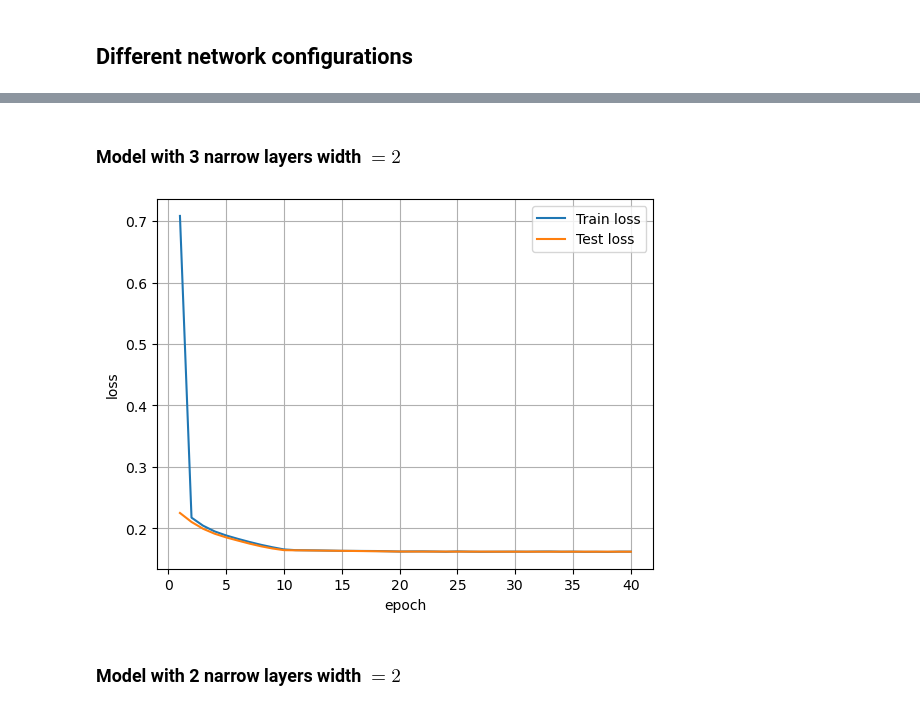
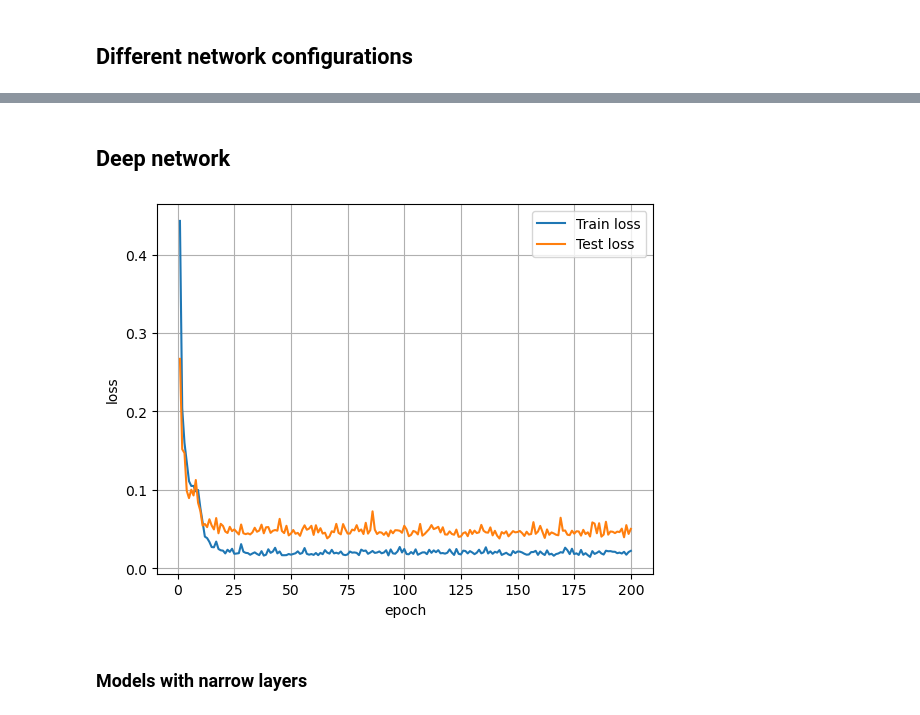
Before and after one commit to vschormann/MA_ML_assisted_SUPG, a Jupyter notebook: Section_3_1.ipynb, the cells around one changed output, grey strips where cells are left out. Saved outputs shown, nothing was run; the diff lists cells and outputs as text; code cells hidden in the pictures.

```diff
--- a/Section_3_1.ipynb
+++ b/Section_3_1.ipynb
@@ -796,40 +796,41 @@ train_loss_d3_w1, test_loss_d3_w1, = train(
-# %% [markdown]
-### Model with 3 narrow layers width $= 2$
-# %%
-train_loss_d3_w1_res_drop, test_loss_d3_w1_res_drop, = train(
-    device = 'mps',
-    dtype = torch.float32,
-    model_init_dir = f"data/example_3_1/models/d3_w1_model_init.pth",
-    in_features = 15028,
-    out_features = 1024,
-    width= 2,
-    depth = 3,
-    activation = nn.LeakyReLU,
-    residual_connection = True,
-    normalization = None,
-    Dropout = True,
-    p = None,
-    loss_fn = nn.MSELoss(),
-    optimizer = torch.optim.Adam,
-    scheduler = torch.optim.lr_scheduler.StepLR,
-    step_size = 10,
-    epochs = 40,
-    train_set_input_dir = "data/example_3_1/training_set/inputs/",
-    train_set_target_dir = "data/example_3_1/training_set/target_values/",
-    test_set_input_dir = "data/example_3_1/test_set/inputs/",
-    test_set_target_dir = "data/example_3_1/test_set/target_values/",
-    batch_size = 10,
-    save_steps = 10,
-    train_loss_file = None,
-    test_loss_file = None,
-    model_dir = None,
-    figure = True,
-    figure_file = None
-)
-# %% [output]
-[figure, removed]
+# %% [markdown]
+## Deep network
+# %%
+
+train_loss_d10_batch_res_dropout, test_loss_d10_batch_res_dropout, = train(
+    device = 'mps',
+    dtype = torch.float32,
+    model_init_dir = f"data/example_3_1/models/d6_plain_model_init.pth",
+    in_features = 15028,
+    out_features = 1024,
+    width=1024,
+    depth = 10,
+    activation = nn.LeakyReLU,
+    residual_connection = True,
+    normalization = nn.BatchNorm1d,
+    Dropout = True,
+    p = None,
+    loss_fn = nn.MSELoss(),
+    optimizer = torch.optim.Adam,
+    scheduler = torch.optim.lr_scheduler.StepLR,
+    step_size = 10,
+    epochs = 200,
+    train_set_input_dir = "data/example_3_1/training_set/inputs/",
+    train_set_target_dir = "data/example_3_1/training_set/target_values/",
+    test_set_input_dir = "data/example_3_1/test_set/inputs/",
+    test_set_target_dir = "data/example_3_1/test_set/target_values/",
+    batch_size = 10,
+    save_steps = 10,
+    train_loss_file = None,
+    test_loss_file = None,
+    model_dir = None,
+    figure = True,
+    figure_file = None
+)
+# %% [output]
+[figure, added]
 # %% [markdown]
-### Model with 2 narrow layers width $= 2$
+### Models with narrow layers
 # %%
 train_loss_d4_w2, test_loss_d4_w2, = train(
     device = 'mps',
```
Also changed, not shown: parts of 25 cells of this notebook, 2 other files.
